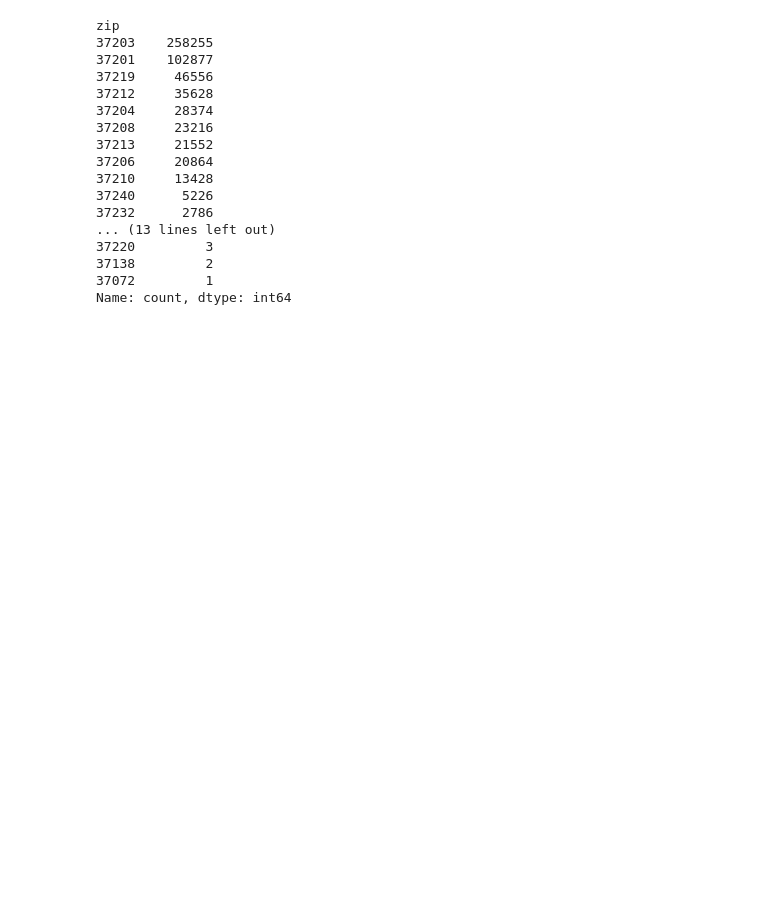
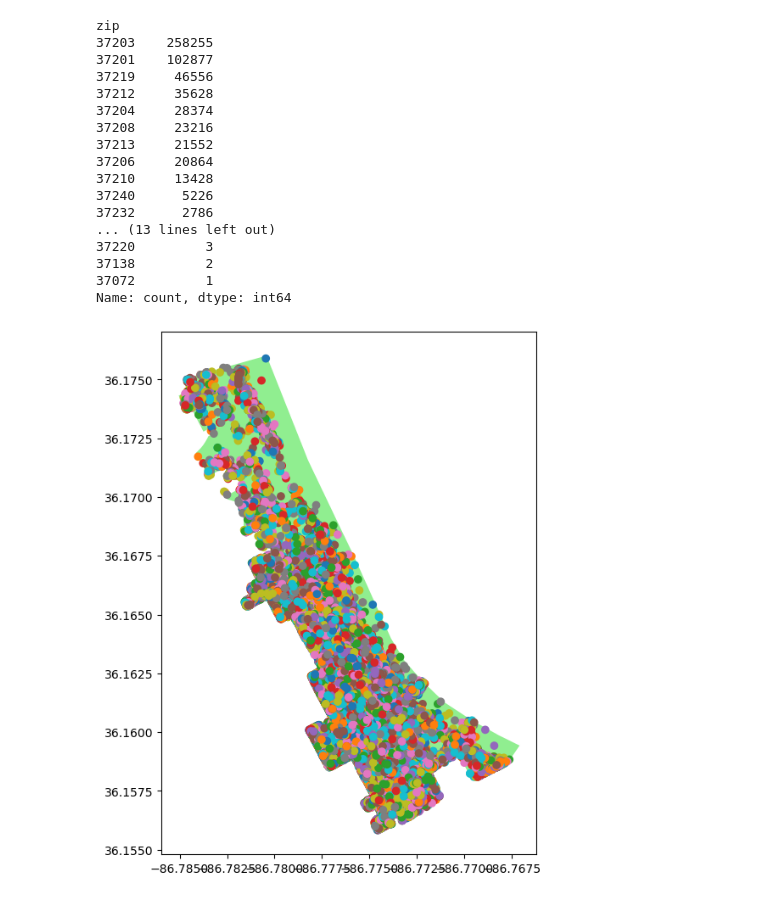
Before and after one commit to NSS-Full-Time-Data-Analytics-11/nashville-scooters-tucker, a Jupyter notebook: notebooks/scooters.ipynb, the cells around one changed output. Cells and saved outputs as stored; diff of their text form; code cells hidden in the pictures; blank space fills up the shorter version.

```diff
--- a/notebooks/scooters.ipynb
+++ b/notebooks/scooters.ipynb
@@ -387,3 +330,14 @@ zip
 37138         2
 37072         1
 Name: count, dtype: int64
+# %%
+all_trips_37201 = all_trips_zip.loc[all_trips_zip['zip'] == '37201']
+
+polygon37201 = zipcodes.loc[zipcodes['zip'] =='37201']
+# %%
+#fig, ax = matplotlib.subplots()
+ax = polygon37201.plot(figsize = (8, 8), color = 'lightgreen')
+all_trips_37201.plot( ax = ax, column = 'sumdid');
+plt.show();
+# %% [output]
+[figure, added]
```
Also changed, not shown: parts of 9 cells of this notebook, 1 other file.
